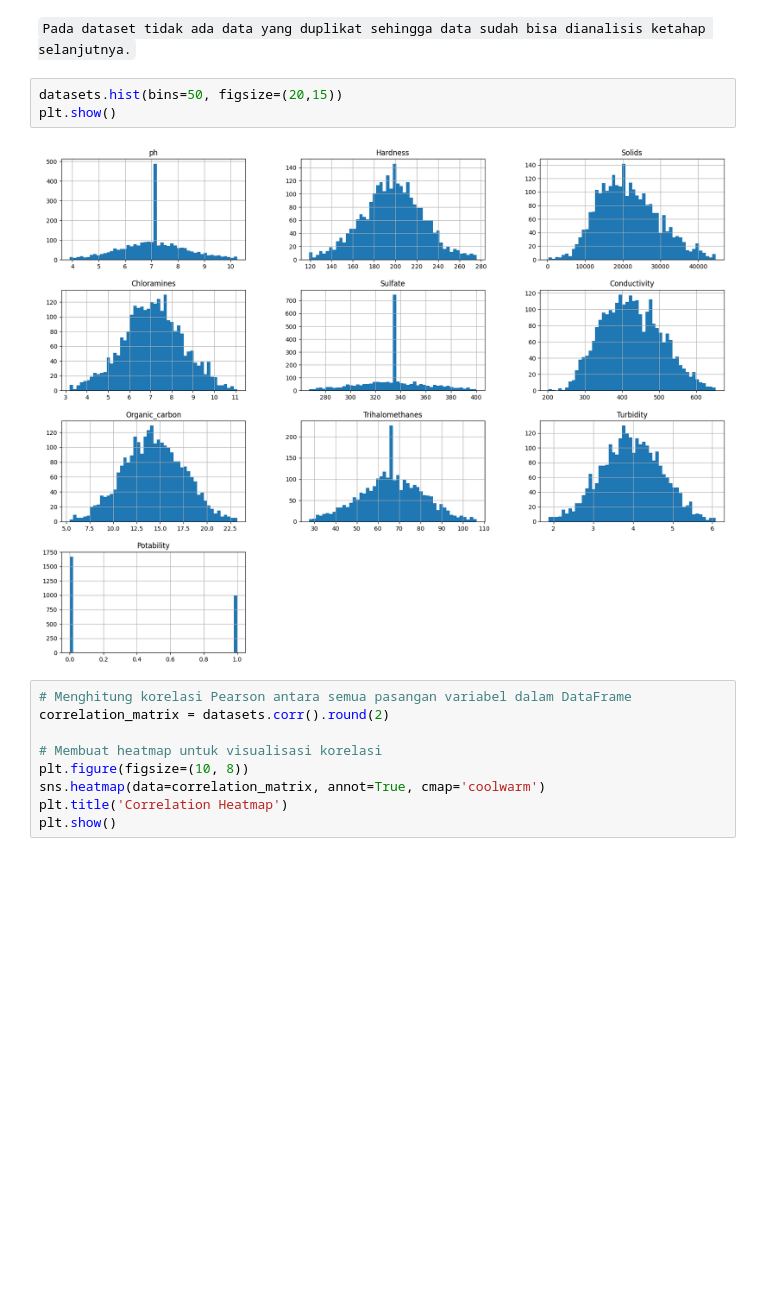
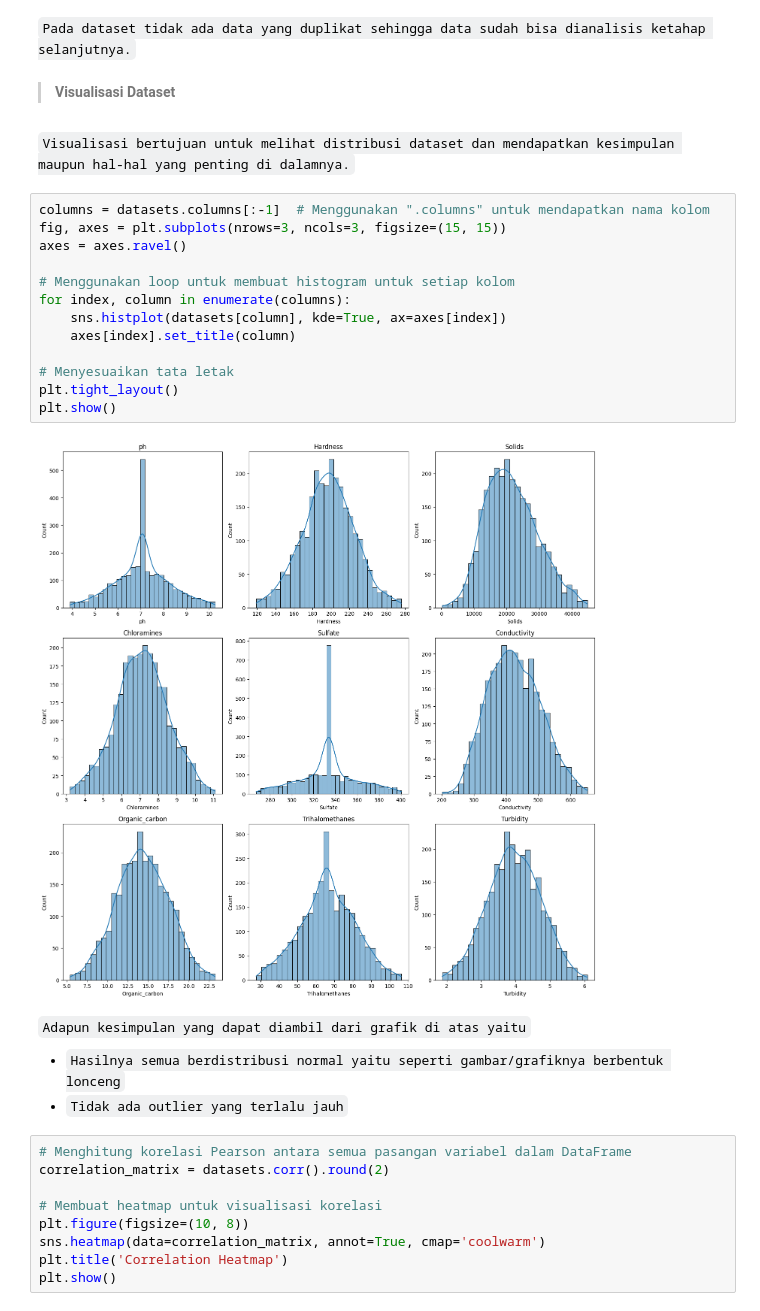
Before and after one commit to ilman79/predict_salary_Indonesia, a Jupyter notebook: Predict_salary_Indonesia.ipynb, the cells around one changed output. Drawn from its saved outputs; the diff is of its cells as text; blank space fills up the shorter version.

```diff
--- a/Predict_salary_Indonesia.ipynb
+++ b/Predict_salary_Indonesia.ipynb
@@ -202,11 +214,33 @@ dataset.duplicated().sum()
 0
 # %% [markdown]
 `Pada dataset tidak ada data yang duplikat sehingga data sudah bisa dianalisis ketahap selanjutnya.`
-# %%
-datasets.hist(bins=50, figsize=(20,15))
-plt.show()
-# %% [output]
-[figure, removed]
+# %% [markdown]
+
+
+> **Visualisasi Dataset**
+# %% [markdown]
+`Visualisasi bertujuan untuk melihat distribusi dataset dan mendapatkan kesimpulan maupun hal-hal yang penting di dalamnya.`
+# %%
+columns = datasets.columns[:-1]  # Menggunakan ".columns" untuk mendapatkan nama kolom
+fig, axes = plt.subplots(nrows=3, ncols=3, figsize=(15, 15))
+axes = axes.ravel()
+
+# Menggunakan loop untuk membuat histogram untuk setiap kolom
+for index, column in enumerate(columns):
+    sns.histplot(datasets[column], kde=True, ax=axes[index])
+    axes[index].set_title(column)
+
+# Menyesuaikan tata letak
+plt.tight_layout()
+plt.show()
+# %% [output]
+[figure, added]
+# %% [markdown]
+`Adapun kesimpulan yang dapat diambil dari grafik di atas yaitu`
+
+
+*   `Hasilnya semua berdistribusi normal yaitu seperti gambar/grafiknya berbentuk lonceng`
+*   `Tidak ada outlier yang terlalu jauh`
 # %%
 # Menghitung korelasi Pearson antara semua pasangan variabel dalam DataFrame
 correlation_matrix = datasets.corr().round(2)
```
Also changed, not shown: parts of 14 cells of this notebook.
